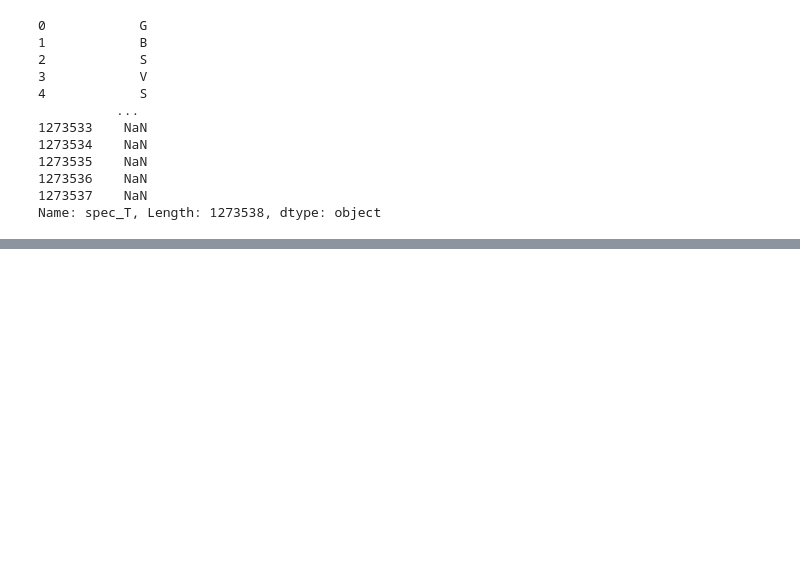
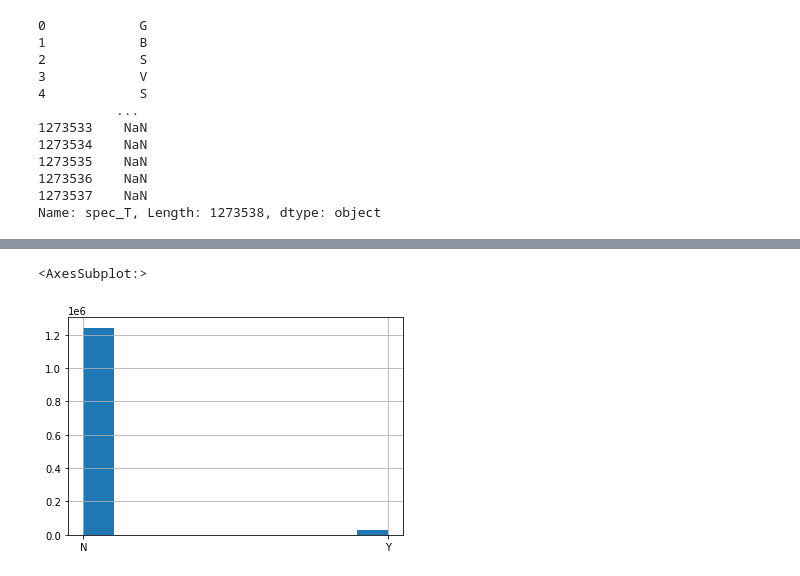
Before and after one commit to Naomi-SB/playing_around, a Jupyter notebook: asteroid_class.ipynb, the cells around one changed output, grey strips where cells are left out. Saved outputs shown, nothing was run; the diff lists cells and outputs as text; code cells hidden in the pictures; blank space fills up the shorter version.

```diff
--- a/asteroid_class.ipynb
+++ b/asteroid_class.ipynb
@@ -124,0 +149,5 @@ Name: spec_T, Length: 1273538, dtype: object
+# %%
+df.neo.hist()
+# %% [output]
+<AxesSubplot:>
+[figure, added]
```
Also changed, not shown: parts of 4 cells of this notebook.
